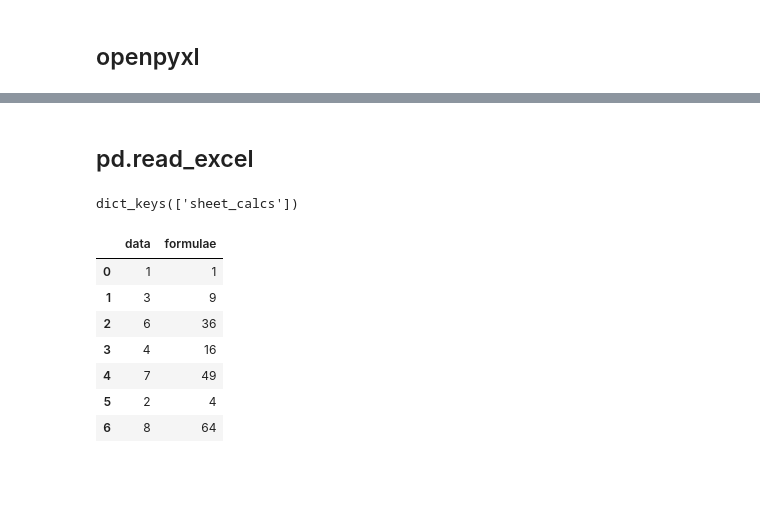
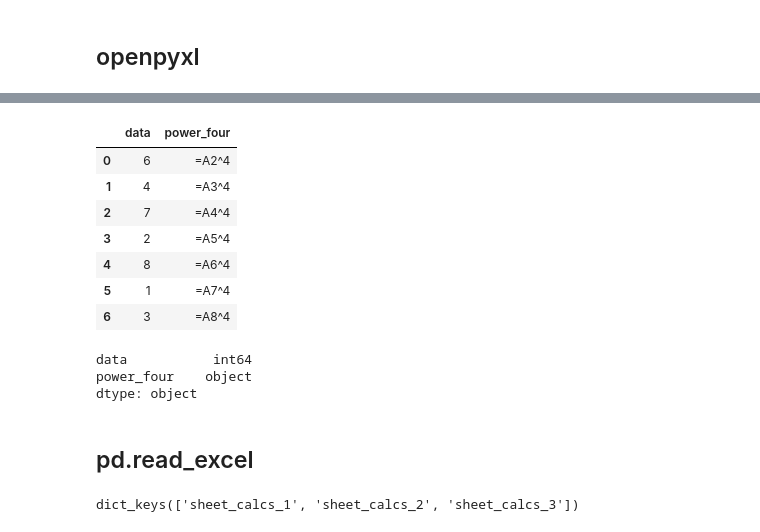
Before and after one commit to gillespilon/noob, a Jupyter notebook: 02_data_file_write.ipynb, the cells around one changed output, grey strips where cells are left out. Saved outputs shown, nothing was run; the diff lists cells and outputs as text; code cells hidden in the pictures; blank space fills up the shorter version.

Commit message:
Refactor wb3 in read excel with openpyxl

```diff
--- a/02_data_file_write.ipynb
+++ b/02_data_file_write.ipynb
@@ -547,23 +572,36 @@ dtype: object
+# %%
+wb3s3 = wb3['sheet_calcs_3']
+from itertools import islice
+data = wb3s3.values
+cols = next(data)[:]
+data = list(data)
+# idx = [row[0] for row in data]
+data = (islice(row, None) for row in data)
+wb3df3 = pd.DataFrame(data, columns=cols)
+wb3df3
+# %% [output]
+|  | data | power_four |
+| 0 | 6 | =A2^4 |
+| 1 | 4 | =A3^4 |
+| 2 | 7 | =A4^4 |
+| 3 | 2 | =A5^4 |
+| 4 | 8 | =A6^4 |
+| 5 | 1 | =A7^4 |
+| 6 | 3 | =A8^4 |
+# %%
+wb3df3.dtypes
+# %% [output]
+data           int64
+power_four    object
+dtype: object
 # %% [markdown]
 ## pd.read_excel
 # %%
-df_workbook = pd.read_excel(
+wb4 = pd.read_excel(
     io='data/file_with_formulae.xlsx',
     sheet_name=None,
     engine='openpyxl'
 )
-df_workbook.keys()
+wb4.keys()
 # %% [output]
-dict_keys(['sheet_calcs'])
+dict_keys(['sheet_calcs_1', 'sheet_calcs_2', 'sheet_calcs_3'])
-# %%
-df_wb_formulae = df_workbook['sheet_calcs']
-df_wb_formulae
-# %% [output]
-|  | data | formulae |
-| 0 | 1 | 1 |
-| 1 | 3 | 9 |
-| 2 | 6 | 36 |
-| 3 | 4 | 16 |
-| 4 | 7 | 49 |
-| 5 | 2 | 4 |
-| 6 | 8 | 64 |
```
Also changed, not shown: parts of 21 cells of this notebook.
